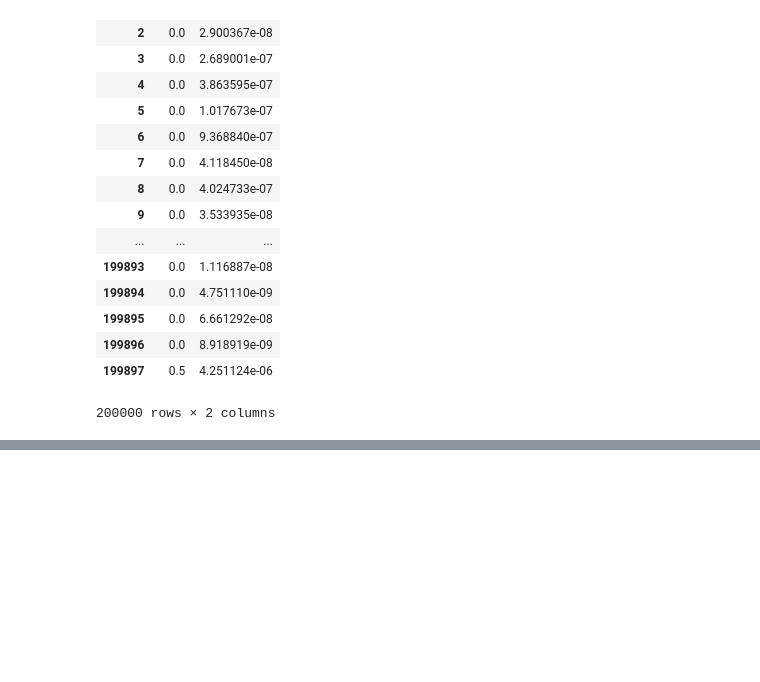
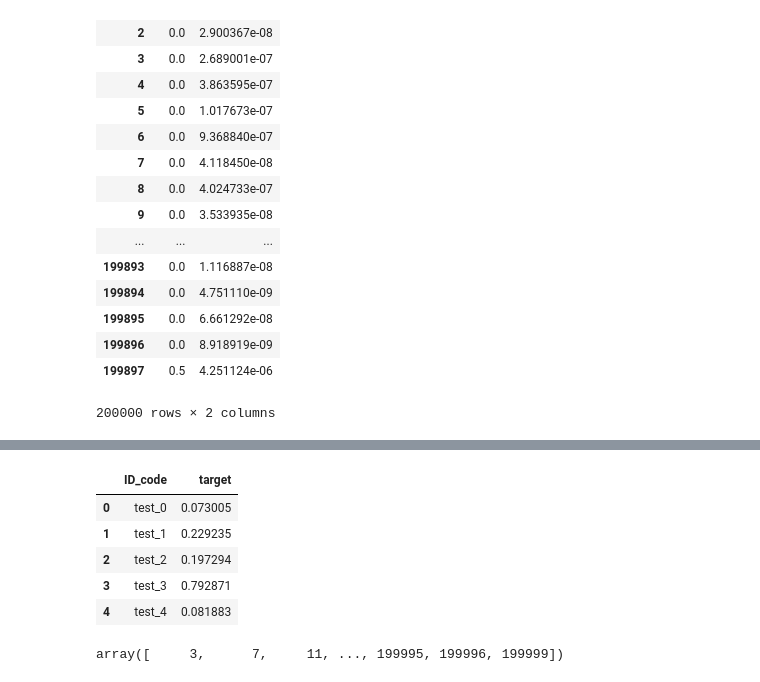
Before and after one commit to guchio3/kaggle-santander-2019, a Jupyter notebook: notebooks/e079_uniq_value_analysis.ipynb, the cells around one changed output, grey strips where cells are left out. Saved outputs shown, nothing was run; the diff lists cells and outputs as text; code cells hidden in the pictures; blank space fills up the shorter version.

```diff
--- a/notebooks/e079_uniq_value_analysis.ipynb
+++ b/notebooks/e079_uniq_value_analysis.ipynb
@@ -202,0 +229,14 @@ guchio_oof[['y_val', 'oof_proba']] / guchio_oof[['y_val', 'oof_proba']].nunique(
+# %%
+guchio_sub.iloc[reals, 1] = ranked_target
+guchio_sub.head()
+# %% [output]
+|  | ID_code | target |
+| 0 | test_0 | 0.073005 |
+| 1 | test_1 | 0.229235 |
+| 2 | test_2 | 0.197294 |
+| 3 | test_3 | 0.792871 |
+| 4 | test_4 | 0.081883 |
+# %%
+reals
+# %% [output]
+array([     3,      7,     11, ..., 199995, 199996, 199999])
```
Also changed, not shown: parts of 8 cells of this notebook, 5 other files.
